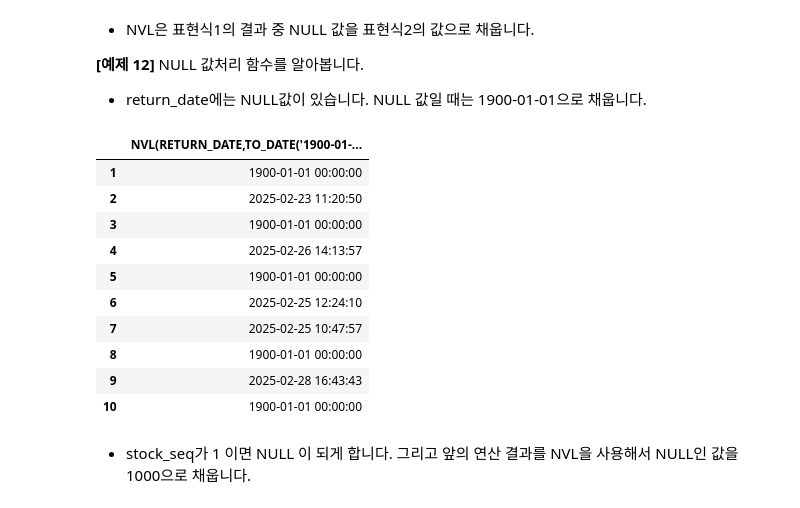
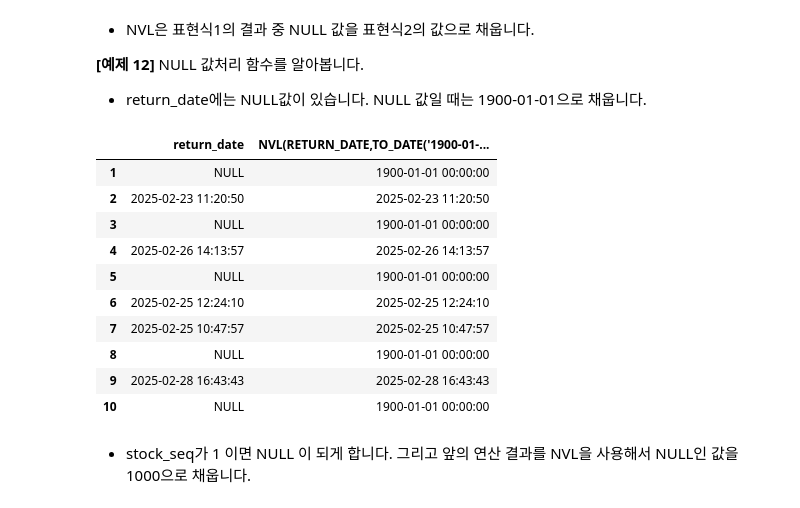
Before and after one commit to sunkusun9/SQLD_2508, a Jupyter notebook: note/1.SQL 기본.ipynb, the cells around one changed output. Drawn from its saved outputs; the diff is of its cells as text; code cells hidden in the pictures.

```diff
--- a/note/1.SQL 기본.ipynb
+++ b/note/1.SQL 기본.ipynb
@@ -776,19 +813,19 @@ SELECT to_char(stat_date, 'yyyy/mm/dd') FROM bookstat
 # %%
 %%SQL
 
-SELECT NVL(return_date, to_date('1900-01-01', 'yyyy-mm-dd')) FROM rent1
+SELECT return_date, NVL(return_date, to_date('1900-01-01', 'yyyy-mm-dd')) FROM rent1
 # %% [output]
-|  | NVL(RETURN_DATE,TO_DATE('1900-01-... |
-| 1 | 1900-01-01 00:00:00 |
-| 2 | 2025-02-23 11:20:50 |
-| 3 | 1900-01-01 00:00:00 |
-| 4 | 2025-02-26 14:13:57 |
-| 5 | 1900-01-01 00:00:00 |
-| 6 | 2025-02-25 12:24:10 |
-| 7 | 2025-02-25 10:47:57 |
-| 8 | 1900-01-01 00:00:00 |
-| 9 | 2025-02-28 16:43:43 |
-| 10 | 1900-01-01 00:00:00 |
+|  | return_date | NVL(RETURN_DATE,TO_DATE('1900-01-... |
+| 1 | NULL | 1900-01-01 00:00:00 |
+| 2 | 2025-02-23 11:20:50 | 2025-02-23 11:20:50 |
+| 3 | NULL | 1900-01-01 00:00:00 |
+| 4 | 2025-02-26 14:13:57 | 2025-02-26 14:13:57 |
+| 5 | NULL | 1900-01-01 00:00:00 |
+| 6 | 2025-02-25 12:24:10 | 2025-02-25 12:24:10 |
+| 7 | 2025-02-25 10:47:57 | 2025-02-25 10:47:57 |
+| 8 | NULL | 1900-01-01 00:00:00 |
+| 9 | 2025-02-28 16:43:43 | 2025-02-28 16:43:43 |
+| 10 | NULL | 1900-01-01 00:00:00 |
 # %% [markdown]
 - stock_seq가 1 이면 NULL 이 되게 합니다. 그리고 앞의 연산 결과를 NVL을 사용해서 NULL인 값을 1000으로 채웁니다.
 # %%
```
Also changed, not shown: parts of 37 cells of this notebook, 2 other files.
